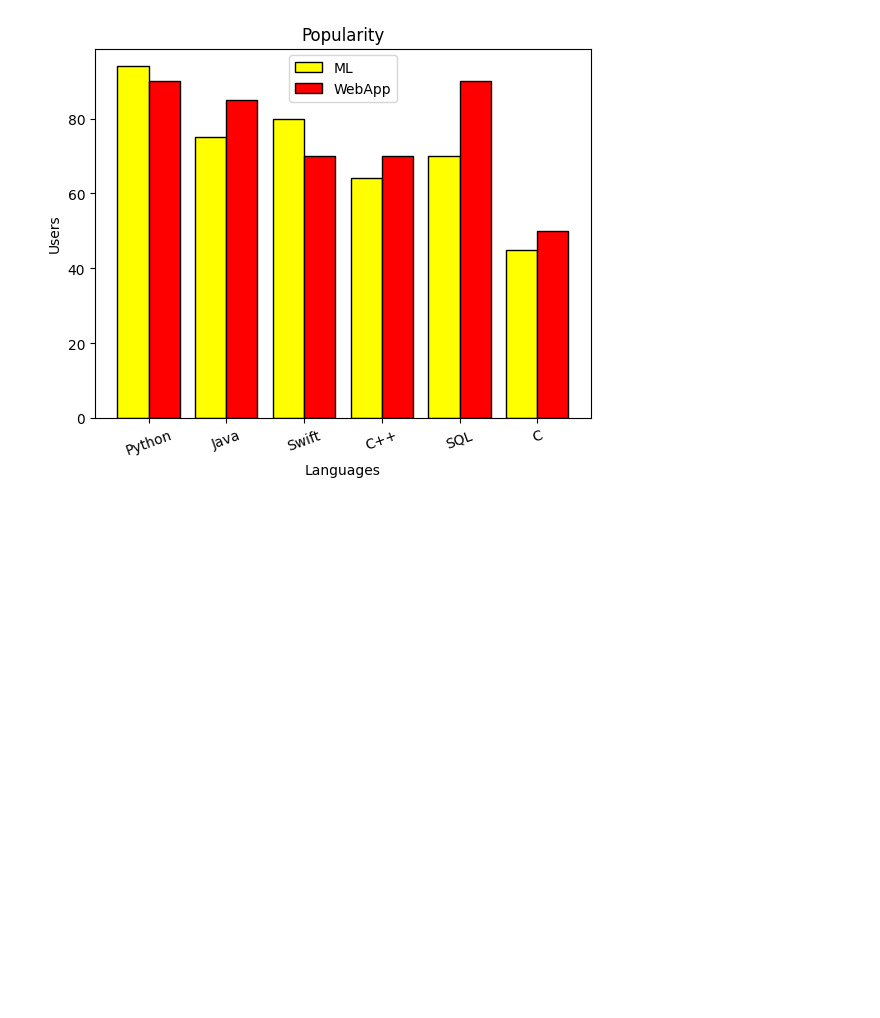
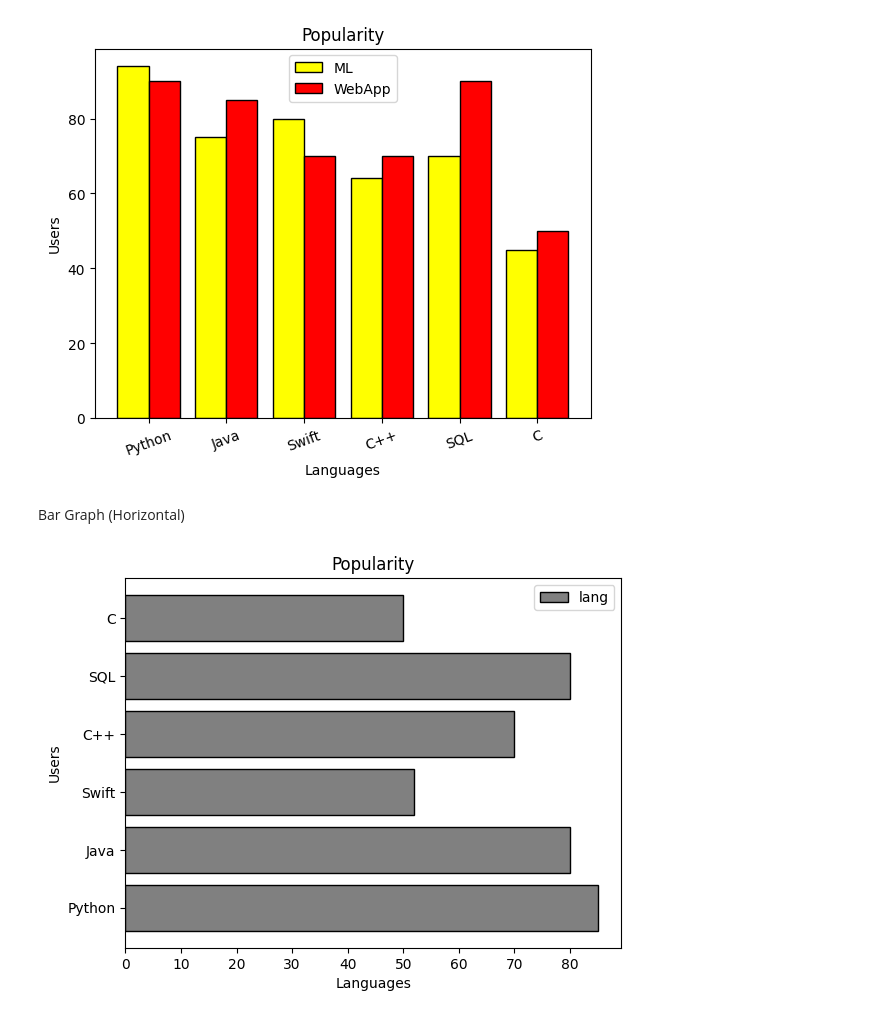
Before and after one commit to Saif-Ur-Rehman99/data-visualization, a Jupyter notebook: graphs.ipynb, the cells around one changed output. Cells and saved outputs as stored; diff of their text form; code cells hidden in the pictures; blank space fills up the shorter version.

```diff
--- a/graphs.ipynb
+++ b/graphs.ipynb
@@ -62,3 +62,17 @@ plt.show()
 # label='label's name (plt.legend() must used)
 # %% [output]
 [figure]
+# %% [markdown]
+Bar Graph (Horizontal)
+# %%
+x = ['Python', 'Java', 'Swift', 'C++', 'SQL', 'C']
+y = [85, 80, 52, 70, 80, 50]
+
+plt.barh(x,y, color='grey',edgecolor='black', label='lang')
+plt.legend() # Only, when we use label parameter
+plt.xlabel("Languages")
+plt.ylabel("Users")
+plt.title("Popularity")
+plt.show()
+# %% [output]
+[figure, added]
```
Also changed, not shown: parts of 14 cells of this notebook.
